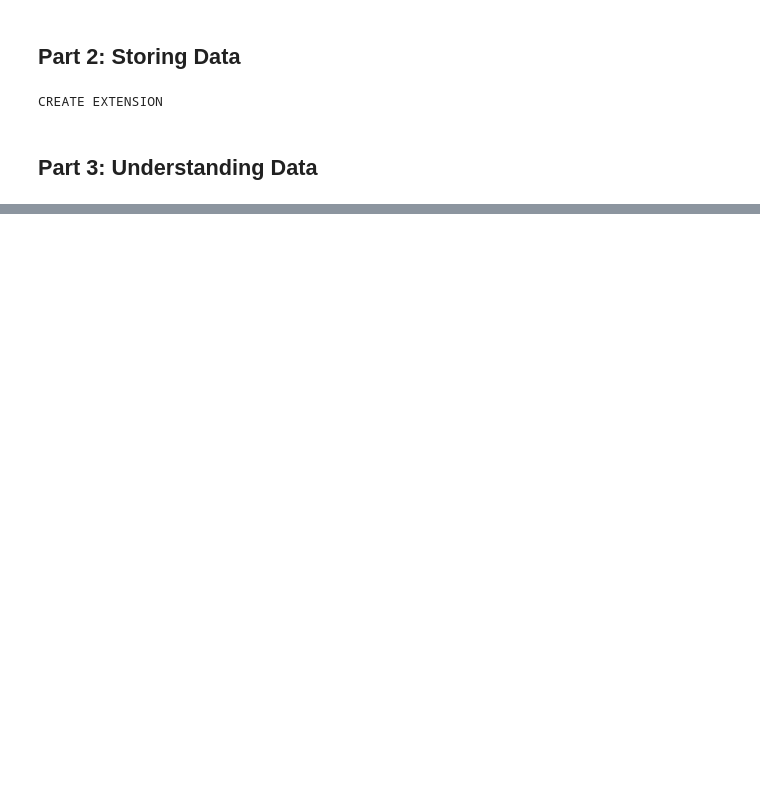
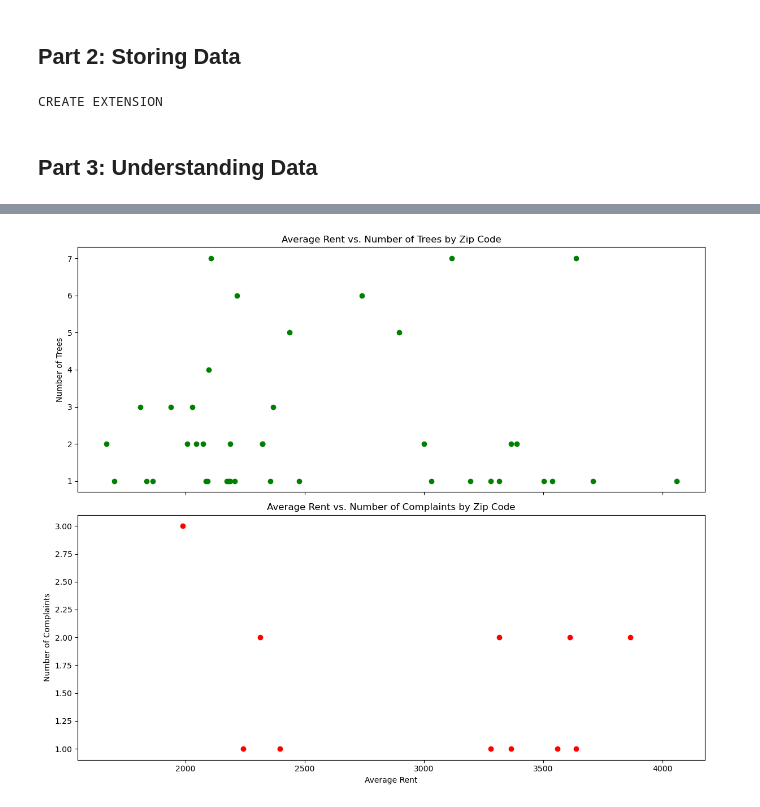
Before and after one commit to Huahuixuan/4501_project, a Jupyter notebook: ieor4501_project.ipynb, the cells around one changed output, grey strips where cells are left out. Saved outputs shown, nothing was run; the diff lists cells and outputs as text; code cells hidden in the pictures; blank space fills up the shorter version.

```diff
--- a/ieor4501_project.ipynb
+++ b/ieor4501_project.ipynb
@@ -320,0 +834,34 @@ gdf_shp.to_postgis('zipcodes', engine, index=False, if_exists='replace')
+# %%
+import matplotlib.pyplot as plt
+import pandas as pd
+
+def plot_visual_3(dataframe: pd.DataFrame) -> None:
+    """
+    Plot visualizations based on merged data containing average rent, tree count, and complaint count by zipcode.
+
+    Args:
+    - dataframe (pd.DataFrame): Merged data.
+
+    Returns:
+    - None
+    """
+    fig, (ax1, ax2) = plt.subplots(2, 1, figsize=(12, 10), sharex=True)
+
+    # Subplot 1: Rent vs. Number of Trees
+    ax1.scatter(dataframe['avg_rent'], dataframe['tree_count'], color='green')
+    ax1.set_title('Average Rent vs. Number of Trees by Zip Code')
+    ax1.set_ylabel('Number of Trees')
+
+    # Subplot 2: Rent vs. Number of Complaints
+    ax2.scatter(dataframe['avg_rent'], dataframe['complaint_count'], color='red')
+    ax2.set_title('Average Rent vs. Number of Complaints by Zip Code')
+    ax2.set_xlabel('Average Rent')
+    ax2.set_ylabel('Number of Complaints')
+
+    plt.tight_layout()
+    plt.show()
+# %%
+data_3 = get_data_for_visual_3()
+plot_visual_3(data_3)
+# %% [output]
+[figure, added]
```
Also changed, not shown: parts of 35 cells of this notebook.
